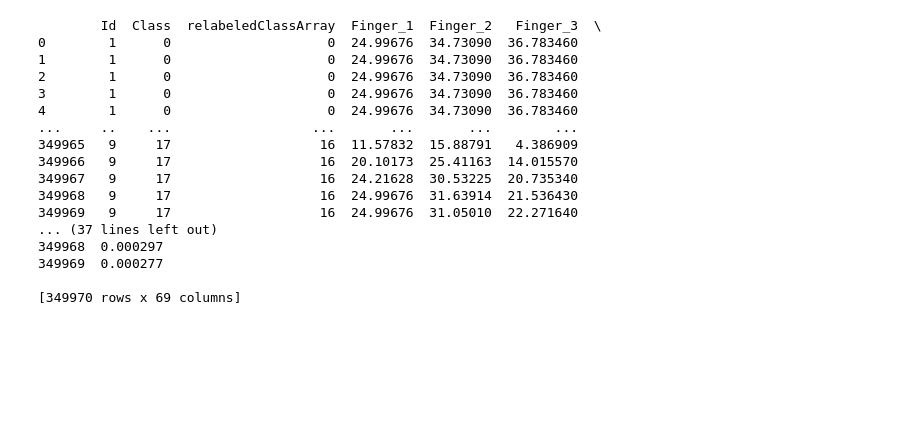
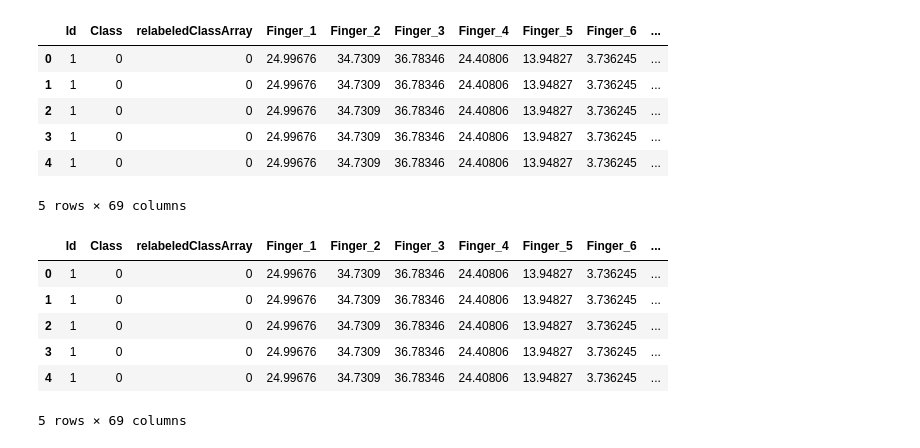
Before and after one commit to Andr3sPA/Modelos2Proyecto, a Jupyter notebook: processing_data.ipynb, the cells around one changed output. Drawn from its saved outputs; the diff is of its cells as text; code cells hidden in the pictures; blank space fills up the shorter version.

```diff
--- a/processing_data.ipynb
+++ b/processing_data.ipynb
@@ -1,27 +1,32 @@
 # %%
 import pandas as pd
-
+import numpy as np
+import pandas as pd
+import matplotlib.pyplot as plt
+import seaborn as sns
 # Ruta relativa al archivo CSV desde la ubicación actual del proyecto
 file_path = '../E1_database.csv'
 
 # Leer el archivo CSV
 df = pd.read_csv(file_path)
-print(df)
+df.head()
 # %% [output]
+|  | Id | Class | relabeledClassArray | Finger_1 | Finger_2 | Finger_3 | Finger_4 | Finger_5 | Finger_6 | ... |
+| 0 | 1 | 0 | 0 | 24.99676 | 34.7309 | 36.78346 | 24.40806 | 13.94827 | 3.736245 | ... |
+| 1 | 1 | 0 | 0 | 24.99676 | 34.7309 | 36.78346 | 24.40806 | 13.94827 | 3.736245 | ... |
+| 2 | 1 | 0 | 0 | 24.99676 | 34.7309 | 36.78346 | 24.40806 | 13.94827 | 3.736245 | ... |
+| 3 | 1 | 0 | 0 | 24.99676 | 34.7309 | 36.78346 | 24.40806 | 13.94827 | 3.736245 | ... |
+| 4 | 1 | 0 | 0 | 24.99676 | 34.7309 | 36.78346 | 24.40806 | 13.94827 | 3.736245 | ... |
-        Id  Class  relabeledClassArray  Finger_1  Finger_2   Finger_3  \
-0        1      0                    0  24.99676  34.73090  36.783460
-1        1      0                    0  24.99676  34.73090  36.783460
-2        1      0                    0  24.99676  34.73090  36.783460
-3        1      0                    0  24.99676  34.73090  36.783460
-4        1      0                    0  24.99676  34.73090  36.783460
-...     ..    ...                  ...       ...       ...        ...
-349965   9     17                   16  11.57832  15.88791   4.386909
-349966   9     17                   16  20.10173  25.41163  14.015570
-349967   9     17                   16  24.21628  30.53225  20.735340
-349968   9     17                   16  24.99676  31.63914  21.536430
-349969   9     17                   16  24.99676  31.05010  22.271640
-... (37 lines left out)
-349968  0.000297
-349969  0.000277
-
-[349970 rows x 69 columns]
+5 rows × 69 columns
+# %%
+df.drop(df[(df.Class !=0) & (df.Class !=17)&(df.Class !=13)&(df.Class !=4)].index, inplace=True)
+df = df.drop("Finger_1","Finger_3","Finger_4","Finger_5","Finger_6", axis='columns')
+df.head()
+# %% [output]
+|  | Id | Class | relabeledClassArray | Finger_1 | Finger_2 | Finger_3 | Finger_4 | Finger_5 | Finger_6 | ... |
+| 0 | 1 | 0 | 0 | 24.99676 | 34.7309 | 36.78346 | 24.40806 | 13.94827 | 3.736245 | ... |
+| 1 | 1 | 0 | 0 | 24.99676 | 34.7309 | 36.78346 | 24.40806 | 13.94827 | 3.736245 | ... |
+| 2 | 1 | 0 | 0 | 24.99676 | 34.7309 | 36.78346 | 24.40806 | 13.94827 | 3.736245 | ... |
+| 3 | 1 | 0 | 0 | 24.99676 | 34.7309 | 36.78346 | 24.40806 | 13.94827 | 3.736245 | ... |
+| 4 | 1 | 0 | 0 | 24.99676 | 34.7309 | 36.78346 | 24.40806 | 13.94827 | 3.736245 | ... |
+5 rows × 69 columns
```
Also changed, not shown: parts of 12 cells of this notebook.
